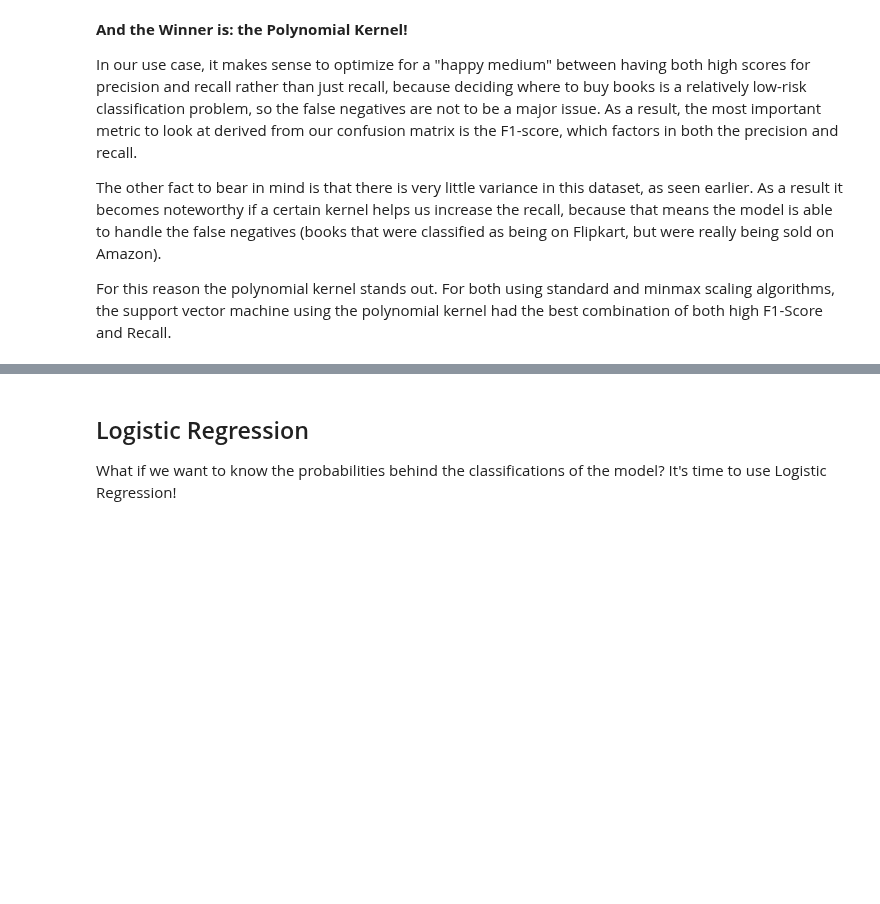
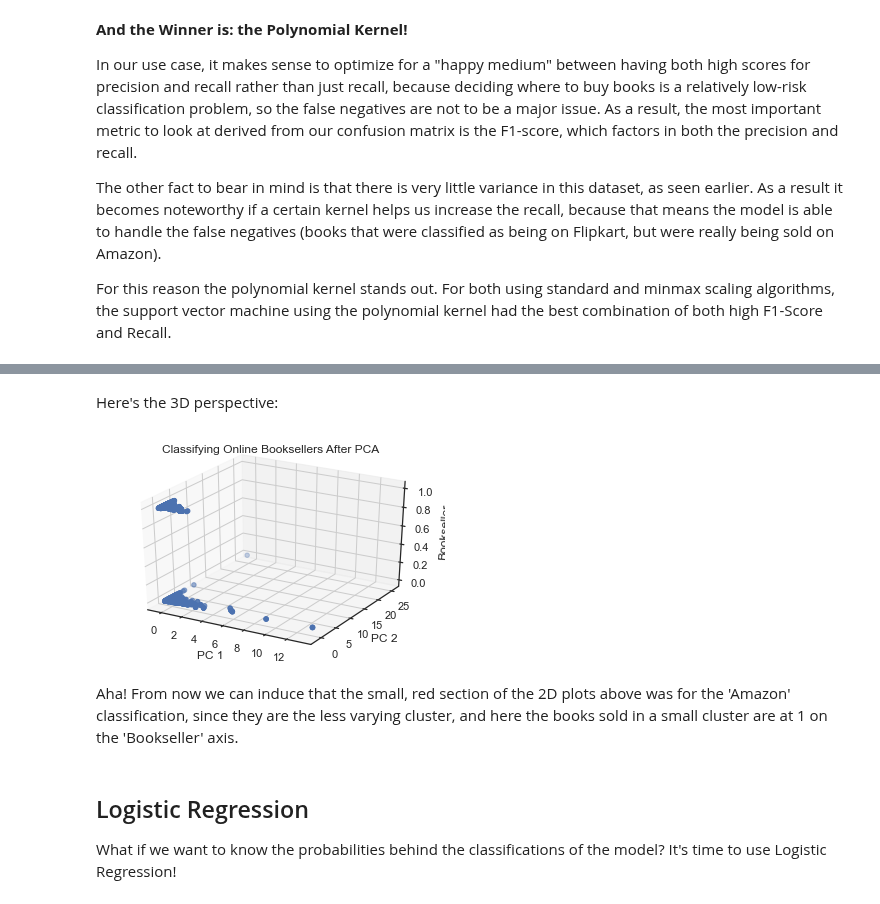
Before and after one commit to UPstartDeveloper/bookstore-classifier, a Jupyter notebook: classifications.ipynb, the cells around one changed output, grey strips where cells are left out. Saved outputs shown, nothing was run; the diff lists cells and outputs as text; code cells hidden in the pictures; blank space fills up the shorter version.

```diff
--- a/classifications.ipynb
+++ b/classifications.ipynb
@@ -962,3 +963,19 @@ for i in range(len(titles)):
+# %% [markdown]
+Here's the 3D perspective:
+# %%
+X0, X1, y = X_train_reduced_s_scaled[:, 0],  X_train_reduced_s_scaled[:, 1], y_train
+
+ax = plt.subplot(projection="3d")
+ax.scatter3D(X0, X1, y)
+ax.set_xlabel('PC 1')
+ax.set_ylabel('PC 2')
+ax.set_zlabel('Bookseller')
+ax.set_title('Classifying Online Booksellers After PCA')
+plt.show()
+# %% [output]
+[figure, added]
+# %% [markdown]
+Aha! From now we can induce that the small, red section of the 2D plots above was for the 'Amazon' classification, since they are the less varying cluster, and here the books sold in a small cluster are at 1 on the 'Bookseller' axis.
 # %% [markdown]
 ## Logistic Regression
 What if we want to know the probabilities behind the classifications of the model? It's time to use Logistic Regression!
```
Also changed, not shown: parts of 2 cells of this notebook.
